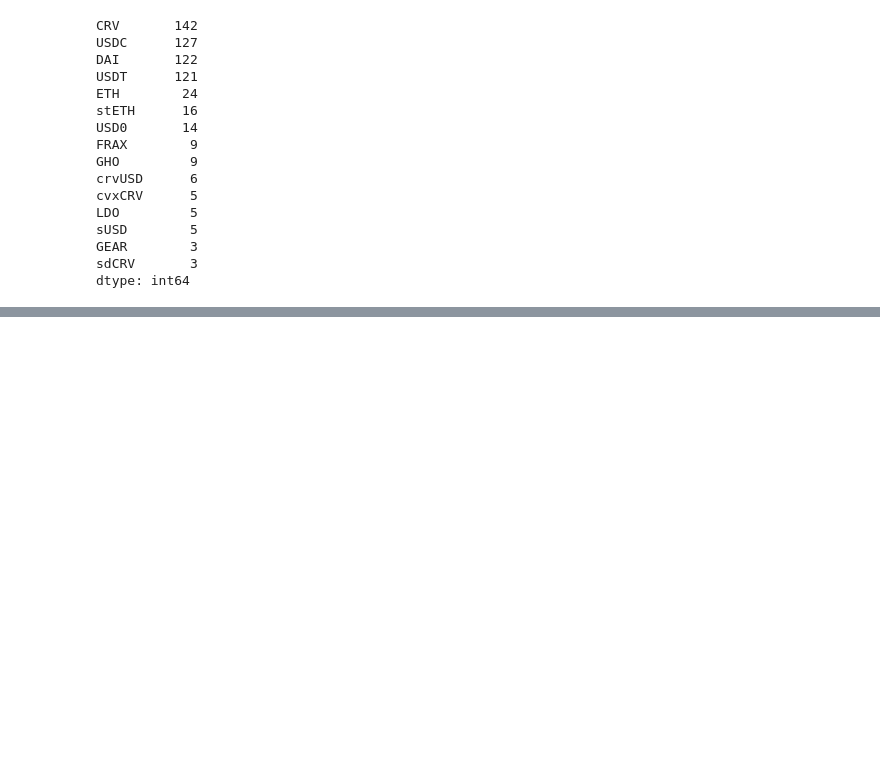
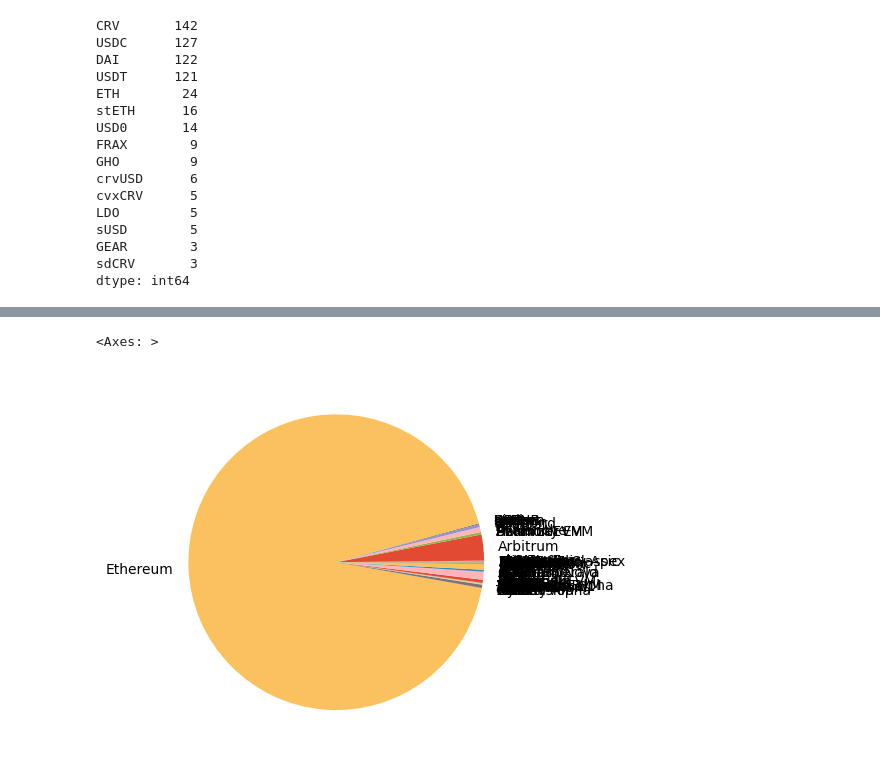
Before and after one commit to benber86/gho_users, a Jupyter notebook: Debank API.ipynb, the cells around one changed output, grey strips where cells are left out. Cells and saved outputs as stored; diff of their text form; code cells hidden in the pictures; blank space fills up the shorter version.

```diff
--- a/Debank API.ipynb
+++ b/Debank API.ipynb
@@ -111,6 +111,9 @@ print("Processing completed. Results saved in 'debank_balance_final.pickle'")
 # %% [output]
 Error processing address 0x7f3e4d32918194647a5663c7160c8cbc17c789fb: HTTP 500
 Processing completed. Results saved in 'debank_balance_final.pickle'
+# %%
+with open('debank_balance_intermediate.pickle', 'rb') as fp:
+    all_results = pickle.load(fp)
 # %% [markdown]
 # Net Worth
 # %%
@@ -806,0 +888,19 @@ dtype: int64
+# %%
+with open('debank_balance_final.pickle', 'rb') as fp:
+    balance_data = pickle.load(fp)
+protocol_data = all_results
+# %%
+from collections import defaultdict
+chain_worth = defaultdict(float)
+for user in balance_data:
+    if not user[1]:
+        continue
+    if user[0] in gho_users:
+        continue
+    for chain in user[1]['chain_list']:
+        chain_worth[chain['name']] += chain['usd_value']
+# %%
+pd.Series(chain_worth).plot.pie()
+# %% [output]
+<Axes: >
+[figure, added]
```
Also changed, not shown: parts of 35 cells of this notebook.
